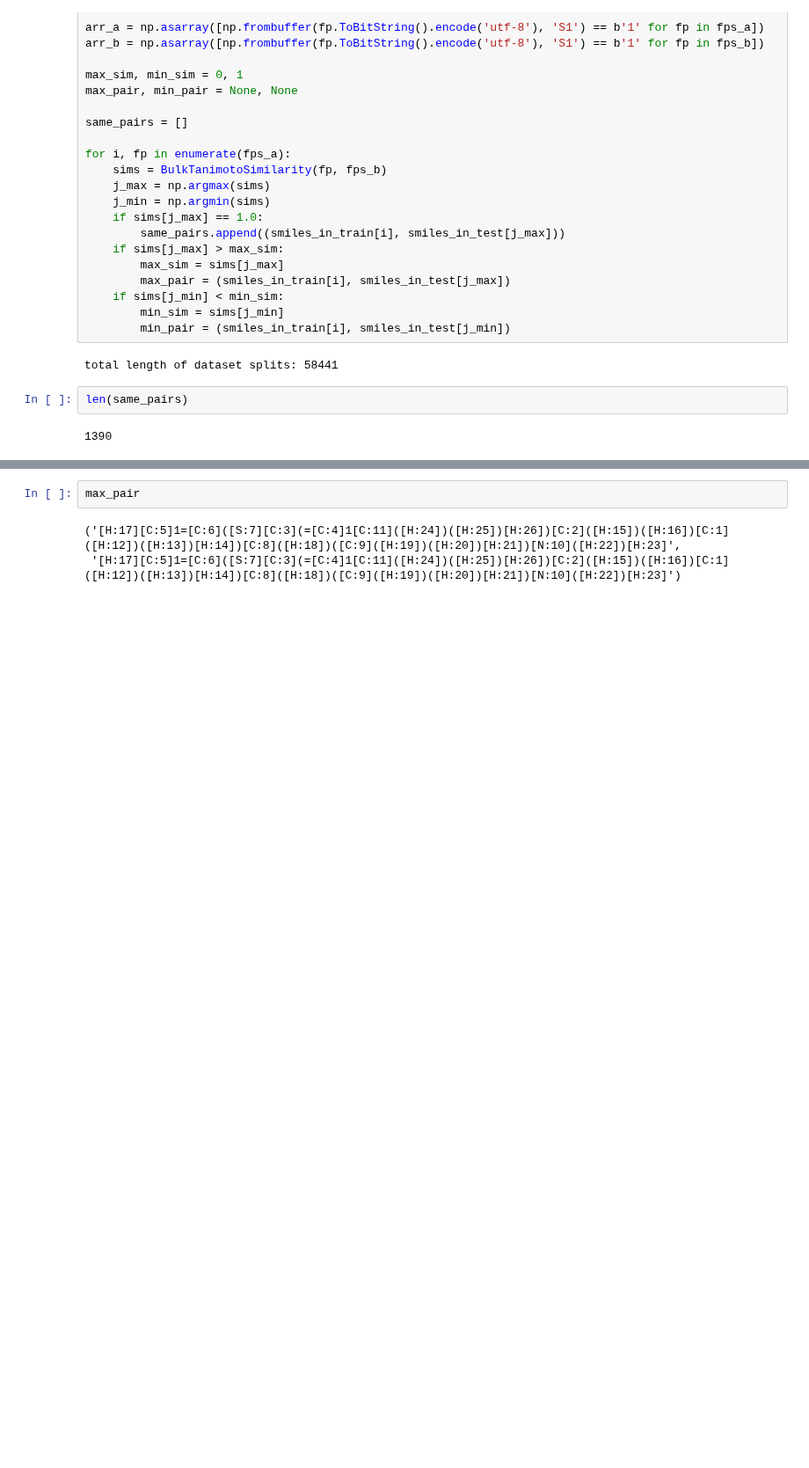
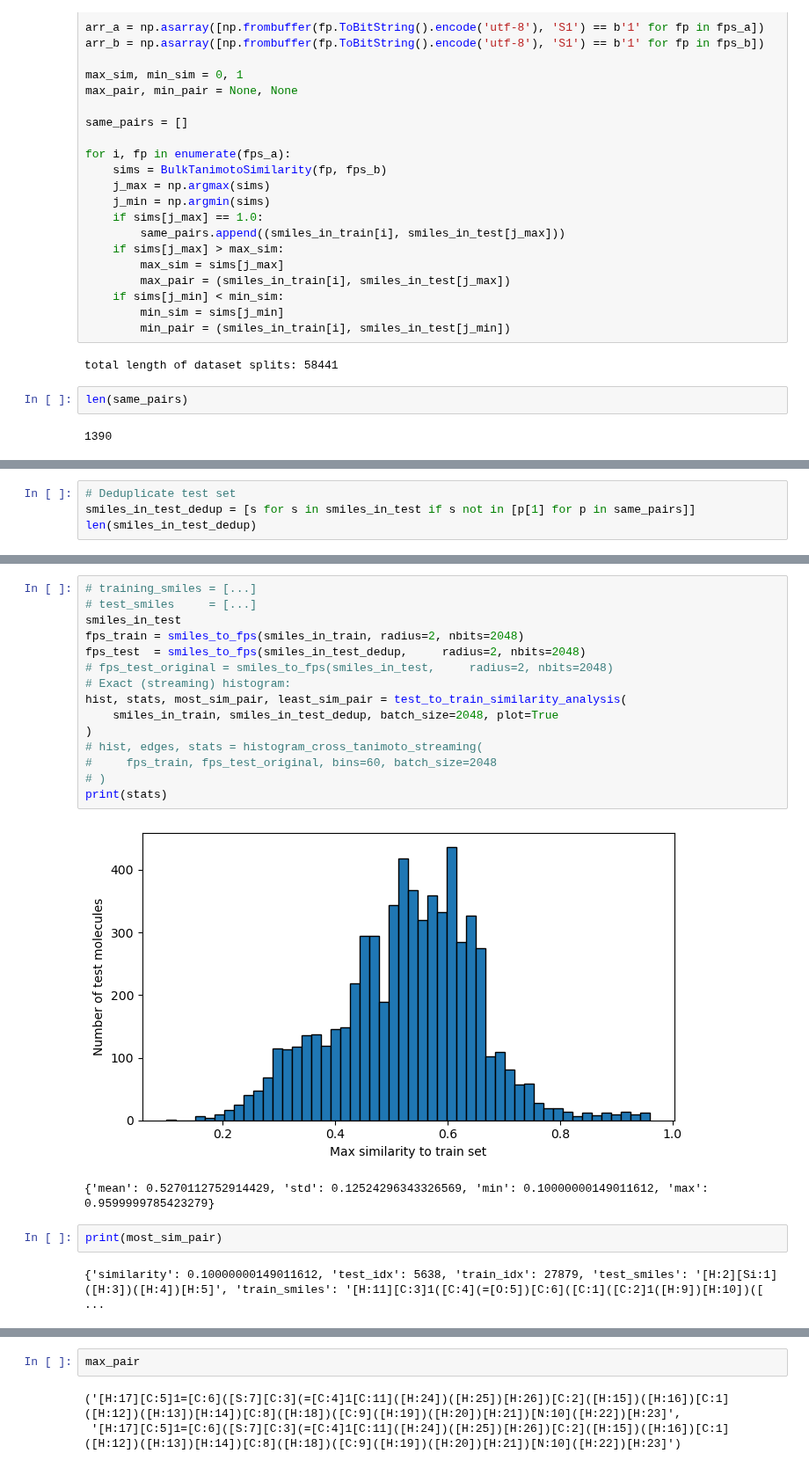
Before and after one commit to bismuthadams1/charge_paper, a Jupyter notebook: exploring_the_dataset/maxmin_splitter.ipynb, the cells around one changed output, grey strips where cells are left out. Shown at 88% size. Saved outputs shown, nothing was run; the diff lists cells and outputs as text; blank space fills up the shorter version.

```diff
--- a/exploring_the_dataset/maxmin_splitter.ipynb
+++ b/exploring_the_dataset/maxmin_splitter.ipynb
@@ -68,0 +85,4 @@ len(same_pairs)
+# %%
+# Deduplicate test set
+smiles_in_test_dedup = [s for s in smiles_in_test if s not in [p[1] for p in same_pairs]]
+len(smiles_in_test_dedup)
@@ -68,0 +170,22 @@ len(same_pairs)
+# %%
+# training_smiles = [...]
+# test_smiles     = [...]
+smiles_in_test
+fps_train = smiles_to_fps(smiles_in_train, radius=2, nbits=2048)
+fps_test  = smiles_to_fps(smiles_in_test_dedup,     radius=2, nbits=2048)
+# fps_test_original = smiles_to_fps(smiles_in_test,     radius=2, nbits=2048)
+# Exact (streaming) histogram:
+hist, stats, most_sim_pair, least_sim_pair = test_to_train_similarity_analysis(
+    smiles_in_train, smiles_in_test_dedup, batch_size=2048, plot=True
+)
+# hist, edges, stats = histogram_cross_tanimoto_streaming(
+#     fps_train, fps_test_original, bins=60, batch_size=2048
+# )
+print(stats)
+# %% [output]
+[figure, added]
+{'mean': 0.5270112752914429, 'std': 0.12524296343326569, 'min': 0.10000000149011612, 'max': 0.9599999785423279}
+# %%
+print(most_sim_pair)
+# %% [output]
+{'similarity': 0.10000000149011612, 'test_idx': 5638, 'train_idx': 27879, 'test_smiles': '[H:2][Si:1]([H:3])([H:4])[H:5]', 'train_smiles': '[H:11][C:3]1([C:4](=[O:5])[C:6]([C:1]([C:2]1([H:9])[H:10])([ ...
```
Also changed, not shown: parts of 12 cells of this notebook.
